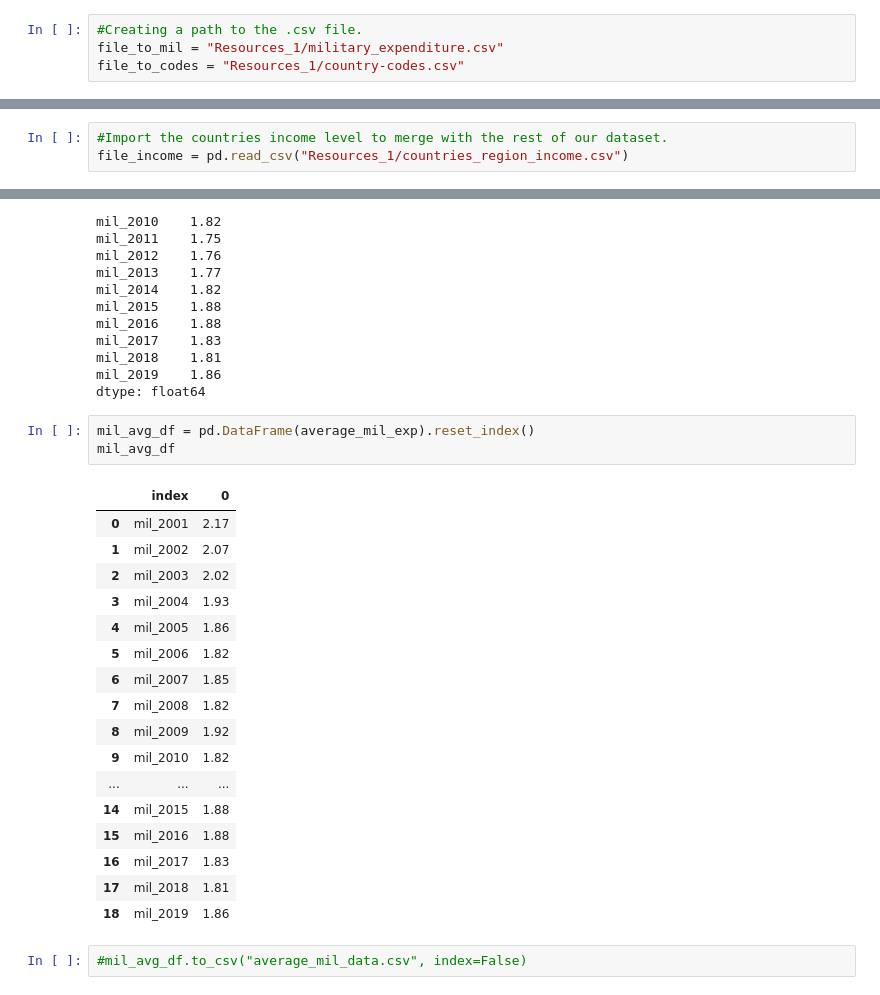
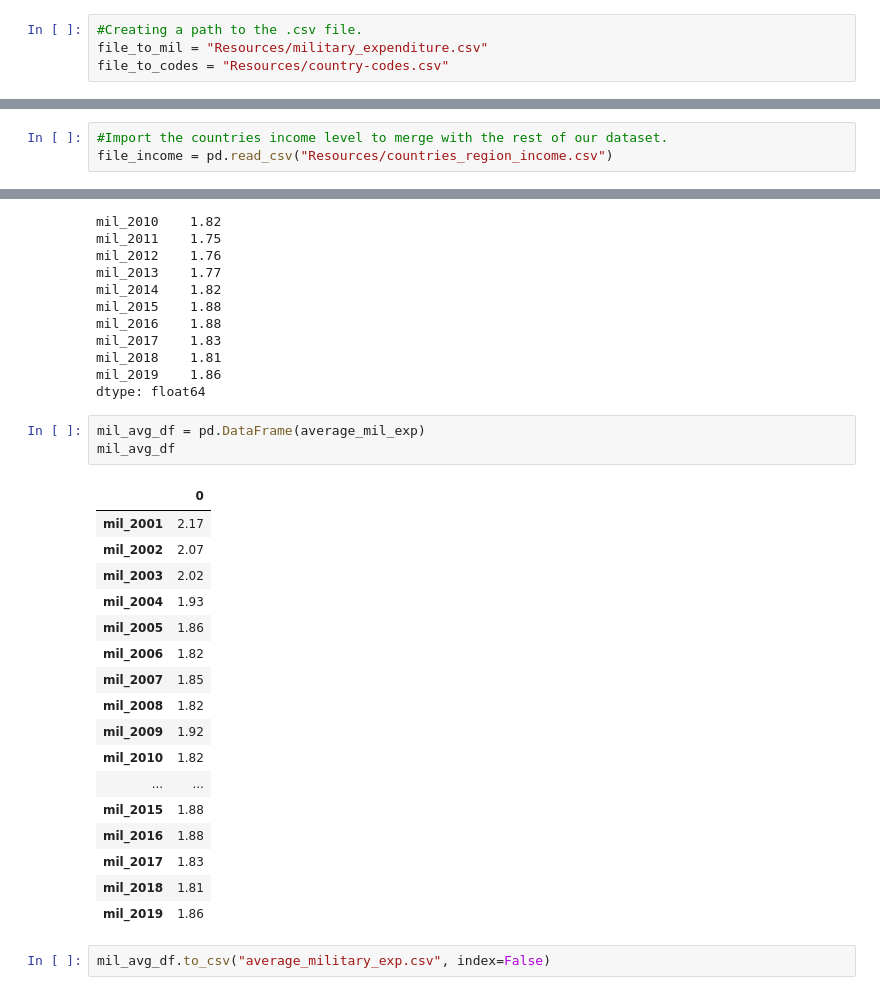
Before and after one commit to svujcich/Global_GDP_Trends, a Jupyter notebook: military_expenditure.ipynb, the cells around one changed output, grey strips where cells are left out. Drawn from its saved outputs; the diff is of its cells as text.

Commit message:
Average csv files and final notebooks.

```diff
--- a/military_expenditure.ipynb
+++ b/military_expenditure.ipynb
@@ -4,8 +4,8 @@
 import pandas as pd
 # %%
 #Creating a path to the .csv file.
-file_to_mil = "Resources_1/military_expenditure.csv"
-file_to_codes = "Resources_1/country-codes.csv"
+file_to_mil = "Resources/military_expenditure.csv"
+file_to_codes = "Resources/country-codes.csv"
 # %%
 mil_csv = pd.read_csv(file_to_mil)
 # %%
@@ -194,7 +194,7 @@ countries_mil_exp_df
 122 rows × 21 columns
 # %%
 #Import the countries income level to merge with the rest of our dataset.
-file_income = pd.read_csv("Resources_1/countries_region_income.csv")
+file_income = pd.read_csv("Resources/countries_region_income.csv")
 # %%
 #Create a Dataframe for the countries income csv.
 income_df = pd.DataFrame(file_income)
@@ -377,25 +377,25 @@ mil_2018    1.81
 mil_2019    1.86
 dtype: float64
 # %%
-mil_avg_df = pd.DataFrame(average_mil_exp).reset_index()
+mil_avg_df = pd.DataFrame(average_mil_exp)
 mil_avg_df
 # %% [output]
-|  | index | 0 |
-| 0 | mil_2001 | 2.17 |
-| 1 | mil_2002 | 2.07 |
-| 2 | mil_2003 | 2.02 |
-| 3 | mil_2004 | 1.93 |
-| 4 | mil_2005 | 1.86 |
-| 5 | mil_2006 | 1.82 |
-| 6 | mil_2007 | 1.85 |
-| 7 | mil_2008 | 1.82 |
-| 8 | mil_2009 | 1.92 |
-| 9 | mil_2010 | 1.82 |
-| ... | ... | ... |
-| 14 | mil_2015 | 1.88 |
-| 15 | mil_2016 | 1.88 |
-| 16 | mil_2017 | 1.83 |
-| 17 | mil_2018 | 1.81 |
-| 18 | mil_2019 | 1.86 |
+|  | 0 |
+| mil_2001 | 2.17 |
+| mil_2002 | 2.07 |
+| mil_2003 | 2.02 |
+| mil_2004 | 1.93 |
+| mil_2005 | 1.86 |
+| mil_2006 | 1.82 |
+| mil_2007 | 1.85 |
+| mil_2008 | 1.82 |
+| mil_2009 | 1.92 |
+| mil_2010 | 1.82 |
+| ... | ... |
+| mil_2015 | 1.88 |
+| mil_2016 | 1.88 |
+| mil_2017 | 1.83 |
+| mil_2018 | 1.81 |
+| mil_2019 | 1.86 |
 # %%
-#mil_avg_df.to_csv("average_mil_data.csv", index=False)
+mil_avg_df.to_csv("average_military_exp.csv", index=False)
```
Also changed, not shown: parts of 1 cell of this notebook, 3 other files.
